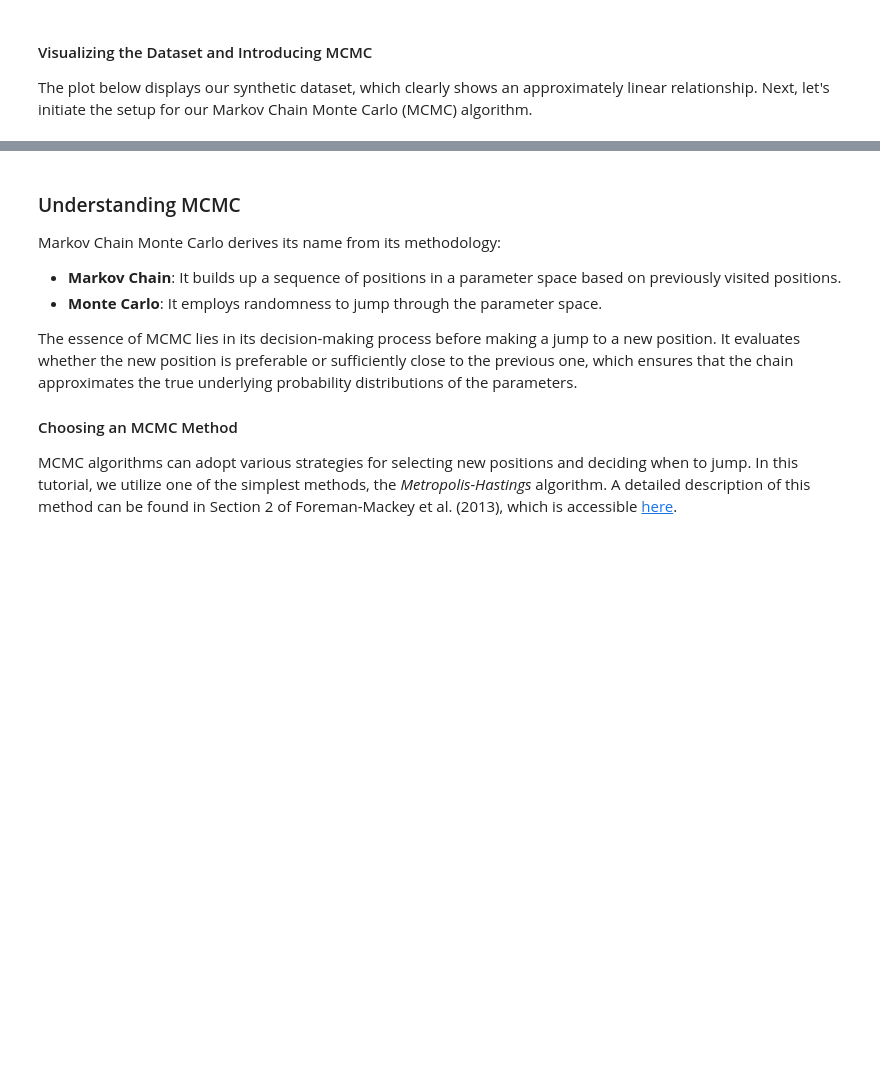
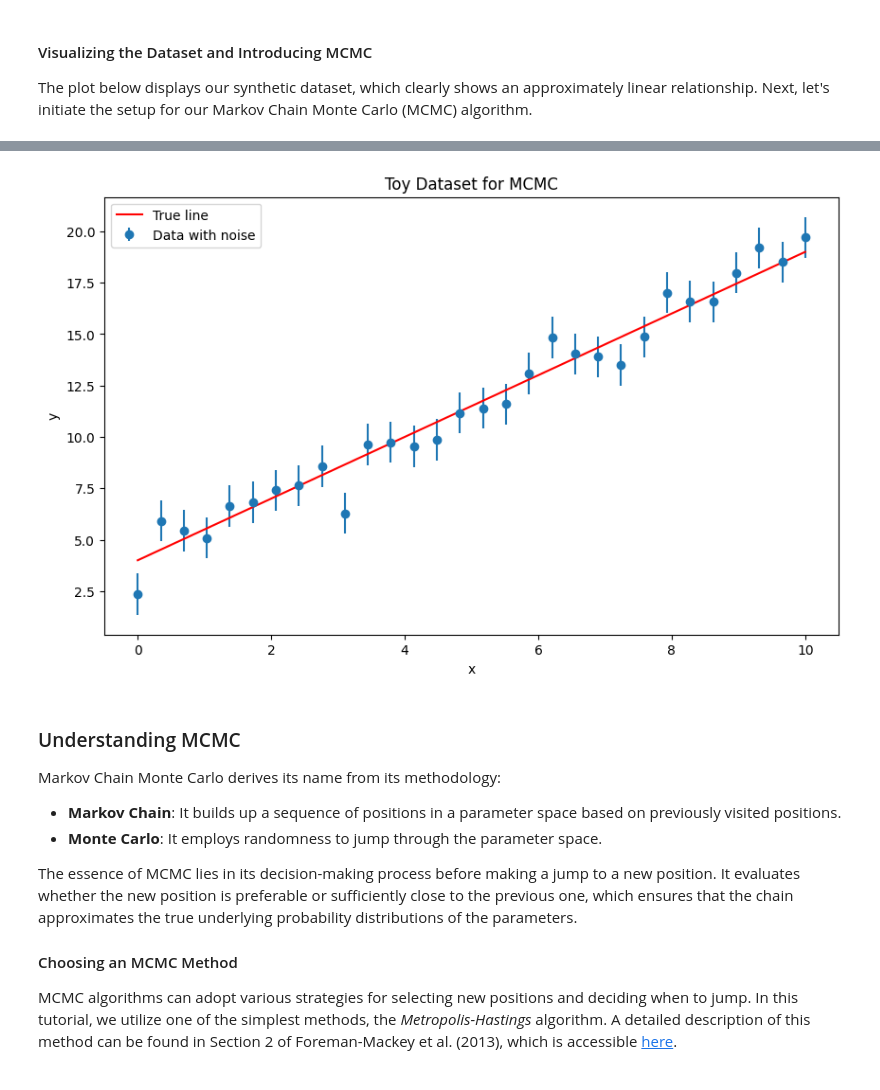
Before and after one commit to nimaazarr/SP_Project, a Jupyter notebook: stochastic_processes_project.ipynb, the cells around one changed output, grey strips where cells are left out. Cells and saved outputs as stored; diff of their text form; code cells hidden in the pictures; blank space fills up the shorter version.

```diff
--- a/stochastic_processes_project.ipynb
+++ b/stochastic_processes_project.ipynb
@@ -336,10 +337,14 @@ slope_true = 1.5
 intercept_true = 4
 uncertainty_true = 1 # These parameters are the "truth" that our MCMC will try to recover.
 # %%
-y = ... # Calculate the y values based on the linear model
-y = ... # and add some random noise with
-# a Gaussian distribution centered on 0, with a standard deviation of 1.
-err = ...
+# Calculate the y values based on the linear model
+y = slope_true * x + intercept_true
+
+# Add some random noise with a Gaussian distribution centered on 0, with a standard deviation of 1
+y += np.random.normal(0, uncertainty_true, size=x.shape)
+
+# Define the error (standard deviation)
+err = np.full_like(x, uncertainty_true)
 # %% [markdown]
 #### Visualizing the Dataset and Introducing MCMC
 
@@ -353,3 +352,15 @@ plt.show()
+# %%
+# Plot the toy dataset
+plt.figure(figsize=(10, 6))
+plt.errorbar(x, y, yerr=err, fmt='o', label='Data with noise')
+plt.plot(x, slope_true * x + intercept_true, label='True line', color='red')
+plt.xlabel('x')
+plt.ylabel('y')
+plt.title('Toy Dataset for MCMC')
+plt.legend()
+plt.show()
+# %% [output]
+[figure, added]
 # %% [markdown]
 
 ### Understanding MCMC
```
Also changed, not shown: parts of 28 cells of this notebook.
